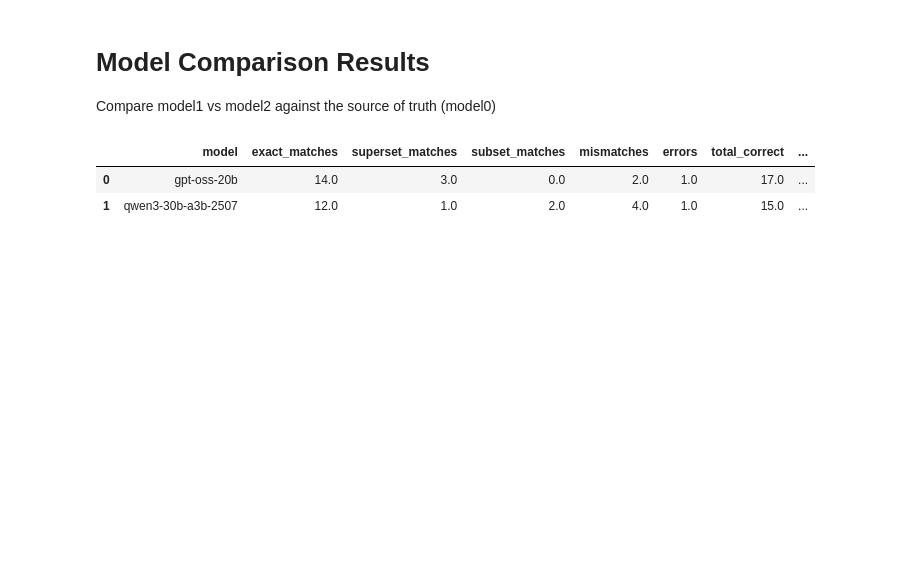
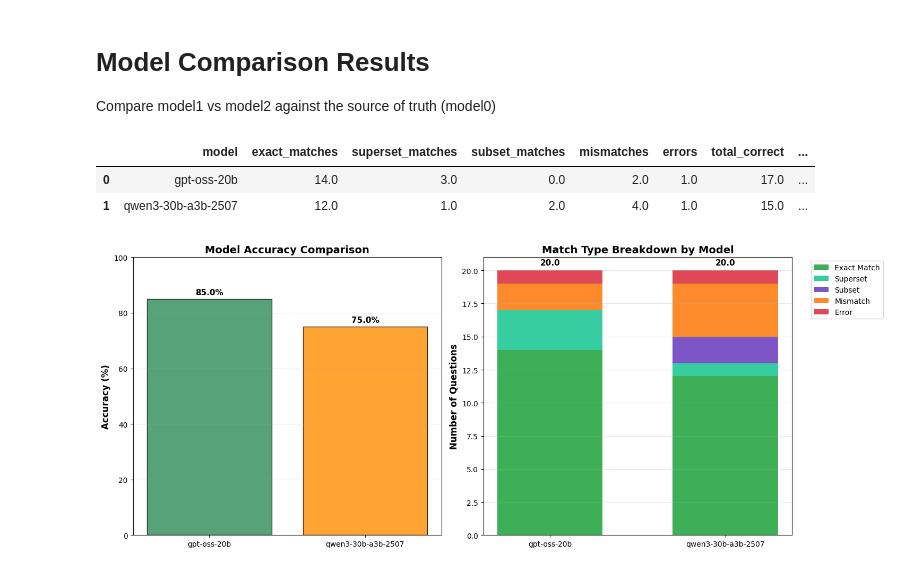
Before and after one commit to djouallah/semantic_sql_testing, a Jupyter notebook: SLM_SQL_test.ipynb, the cells around one changed output. Drawn from its saved outputs; the diff is of its cells as text; code cells hidden in the pictures; blank space fills up the shorter version.

```diff
--- a/SLM_SQL_test.ipynb
+++ b/SLM_SQL_test.ipynb
@@ -428,3 +428,74 @@ display(comparison_table)
 |  | model | exact_matches | superset_matches | subset_matches | mismatches | errors | total_correct | ... |
 | 0 | gpt-oss-20b | 14.0 | 3.0 | 0.0 | 2.0 | 1.0 | 17.0 | ... |
 | 1 | qwen3-30b-a3b-2507 | 12.0 | 1.0 | 2.0 | 4.0 | 1.0 | 15.0 | ... |
+# %%
+# 📊 Visualization: Model Performance Bar Chart
+import matplotlib.pyplot as plt
+import numpy as np
+
+# Create a comprehensive bar chart showing model performance
+fig, (ax1, ax2) = plt.subplots(1, 2, figsize=(15, 6))
+
+# Chart 1: Accuracy and Performance Metrics
+models = comparison_table['model'].tolist()
+accuracy = comparison_table['accuracy_percent'].tolist()
+total_time = comparison_table['total_duration_seconds'].tolist()
+avg_time = comparison_table['avg_duration_per_question'].tolist()
+
+# Accuracy bar chart
+bars1 = ax1.bar(models, accuracy, color=['#2e8b57', '#ff8c00'], alpha=0.8, edgecolor='black', linewidth=1)
+ax1.set_ylabel('Accuracy (%)', fontsize=12, fontweight='bold')
+ax1.set_title('Model Accuracy Comparison', fontsize=14, fontweight='bold')
+ax1.set_ylim(0, 100)
+ax1.grid(axis='y', alpha=0.3)
+
+# Add accuracy values on top of bars
+for bar, acc in zip(bars1, accuracy):
+    height = bar.get_height()
+    ax1.text(bar.get_x() + bar.get_width()/2., height + 1,
+             f'{acc}%', ha='center', va='bottom', fontweight='bold', fontsize=11)
+
+# Chart 2: Match Type Breakdown (Stacked Bar)
+exact = comparison_table['exact_matches'].tolist()
+superset = comparison_table['superset_matches'].tolist()
+subset = comparison_table['subset_matches'].tolist()
+mismatch = comparison_table['mismatches'].tolist()
+errors = comparison_table['errors'].tolist()
+
+# Create stacked bar chart
+width = 0.6
+x = np.arange(len(models))
+
+p1 = ax2.bar(x, exact, width, label='Exact Match', color='#28a745', alpha=0.9)
+p2 = ax2.bar(x, superset, width, bottom=exact, label='Superset', color='#20c997', alpha=0.9)
+p3 = ax2.bar(x, subset, width, bottom=np.array(exact) + np.array(superset), label='Subset', color='#6f42c1', alpha=0.9)
+p4 = ax2.bar(x, mismatch, width, bottom=np.array(exact) + np.array(superset) + np.array(subset), label='Mismatch', color='#fd7e14', alpha=0.9)
+p5 = ax2.bar(x, errors, width, bottom=np.array(exact) + np.array(superset) + np.array(subset) + np.array(mismatch), label='Error', color='#dc3545', alpha=0.9)
+
+ax2.set_ylabel('Number of Questions', fontsize=12, fontweight='bold')
+ax2.set_title('Match Type Breakdown by Model', fontsize=14, fontweight='bold')
+ax2.set_xticks(x)
+ax2.set_xticklabels(models)
+ax2.legend(bbox_to_anchor=(1.05, 1), loc='upper left')
+ax2.grid(axis='y', alpha=0.3)
+
+# Add total values on top of stacked bars
+for i, model in enumerate(models):
+    total = exact[i] + superset[i] + subset[i] + mismatch[i] + errors[i]
+    ax2.text(i, total + 0.3, f'{total}', ha='center', va='bottom', fontweight='bold', fontsize=11)
+
+plt.tight_layout()
+plt.show()
+
+# Print summary statistics
+print("\n📈 PERFORMANCE SUMMARY:")
+print("=" * 50)
+for i, model in enumerate(models):
+    print(f"🤖 {model}:")
+    print(f"   • Accuracy: {accuracy[i]}% ({comparison_table.iloc[i]['total_correct']}/20 questions)")
+    print(f"   • Total Time: {total_time[i]}s")
+    print(f"   • Avg Time/Question: {avg_time[i]}s")
+    print(f"   • Breakdown: {exact[i]} exact, {superset[i]} superset, {subset[i]} subset, {mismatch[i]} mismatch, {errors[i]} errors")
+    print()
+# %% [output]
+[figure, added]
```
Also changed, not shown: parts of 2 cells of this notebook.
